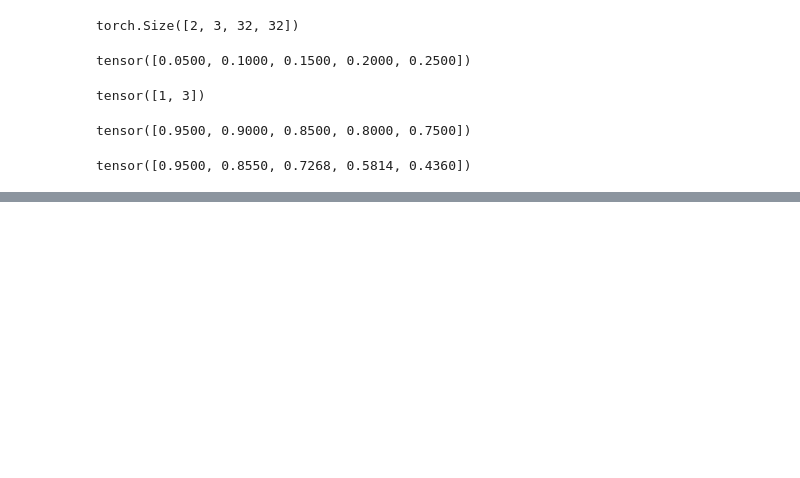
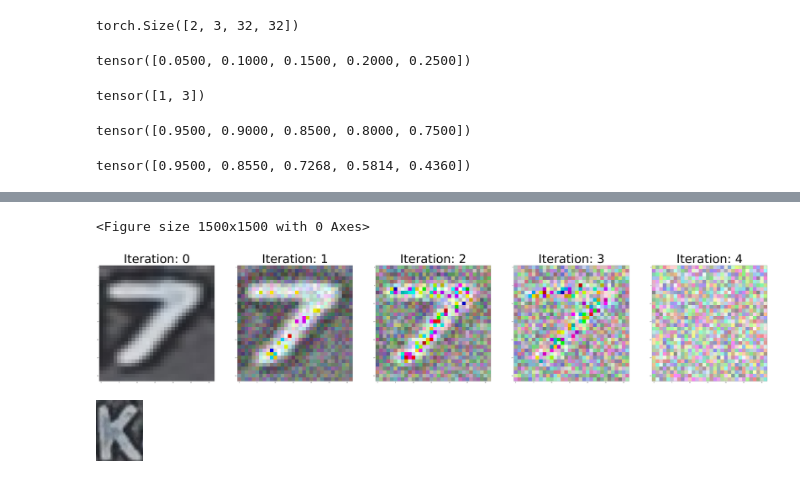
Before and after one commit to iteam1/DDPM, a Jupyter notebook: notebooks/diffusion_tutorial.ipynb, the cells around one changed output, grey strips where cells are left out. Cells and saved outputs as stored; diff of their text form; code cells hidden in the pictures; blank space fills up the shorter version.

```diff
--- a/notebooks/diffusion_tutorial.ipynb
+++ b/notebooks/diffusion_tutorial.ipynb
@@ -44,0 +170,14 @@ tensor([0.9500, 0.8550, 0.7268, 0.5814, 0.4360])
+# %%
+def plot_forward_diffusion(noisy_images):
+    plt.figure(figsize=(15,15))
+    f, ax = plt.subplots(1, noisy_images.size()[0], figsize = (100,100))
+
+    for idx, image in enumerate(noisy_images):
+        ax[idx].imshow(reverse_transform(image))
+        ax[idx].set_title(f"Iteration: {t[idx].item()}", fontsize = 100)
+    plt.show()
+# %%
+plot_forward_diffusion(noisy_images)
+# %% [output]
+<Figure size 1500x1500 with 0 Axes>
+[figure, added]
@@ -44,0 +249,8 @@ tensor([0.9500, 0.8550, 0.7268, 0.5814, 0.4360])
+# %%
+# get random image
+filename = random.choice(filenames)
+pil_image = Image.open(os.path.join('../data',filename))
+torch_image = transform(pil_image)
+pil_image
+# %% [output]
+[figure, added]
```
Also changed, not shown: parts of 22 cells of this notebook.
